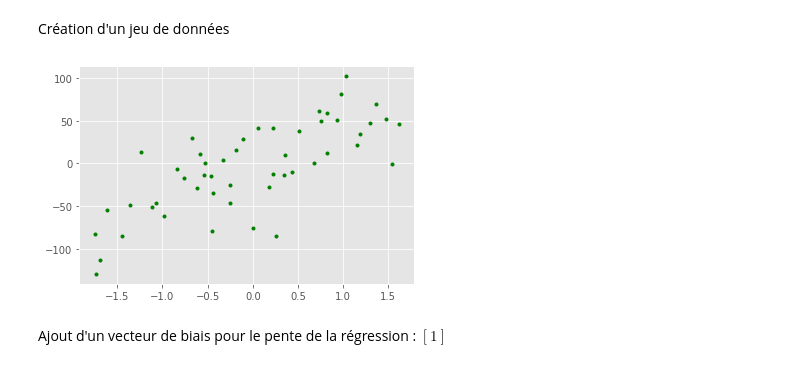
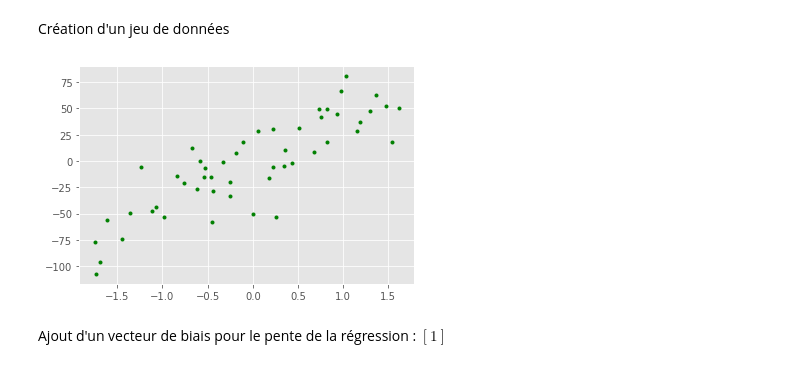
Before and after one commit to titigmr/ML, a Jupyter notebook: SD_Batch_Gradient.ipynb, the cells around one changed output. Cells and saved outputs as stored; diff of their text form; code cells hidden in the pictures.

```diff
--- a/SD_Batch_Gradient.ipynb
+++ b/SD_Batch_Gradient.ipynb
@@ -12,11 +16,11 @@ plt.style.use(['ggplot'])
 # %% [markdown]
 Création d'un jeu de données
 # %%
-x,y = make_regression(n_samples=50, n_features=1, noise=30, random_state=100)
+x,y = make_regression(n_samples=50, n_features=1, noise=20, random_state=100)
 y = y.reshape(y.shape[0],1)
 plt.plot(x,y,'.',c='green');
 # %% [output]
-[figure, old version]
+[figure, new version]
 # %% [markdown]
 Ajout d'un vecteur de biais pour le pente de la régression : $[1]$
 # %%
```
Also changed, not shown: parts of 76 cells of this notebook, 2 other files.
